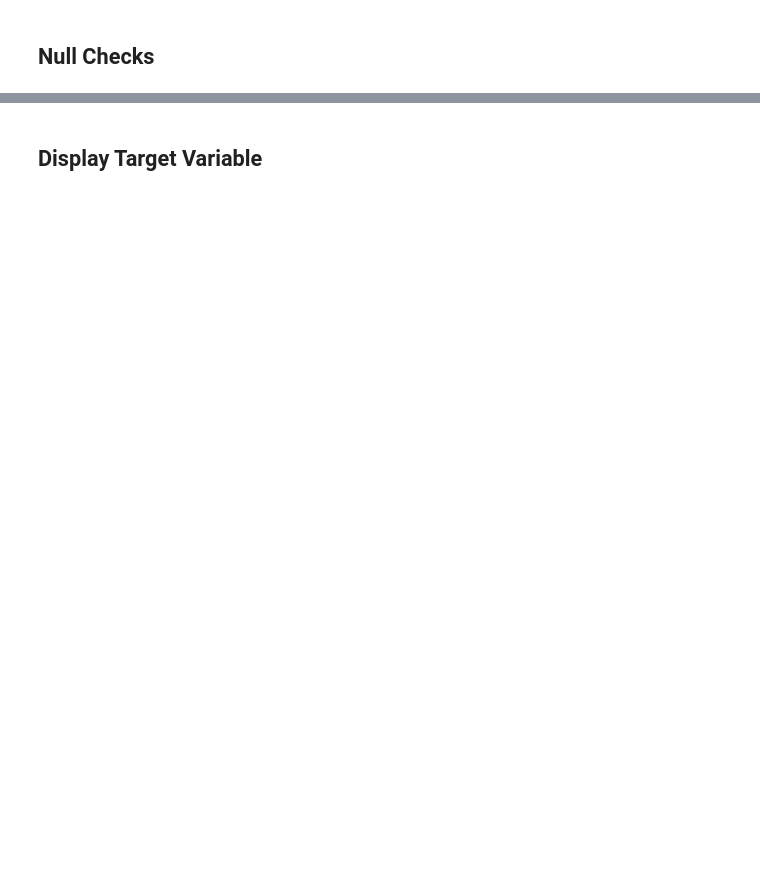
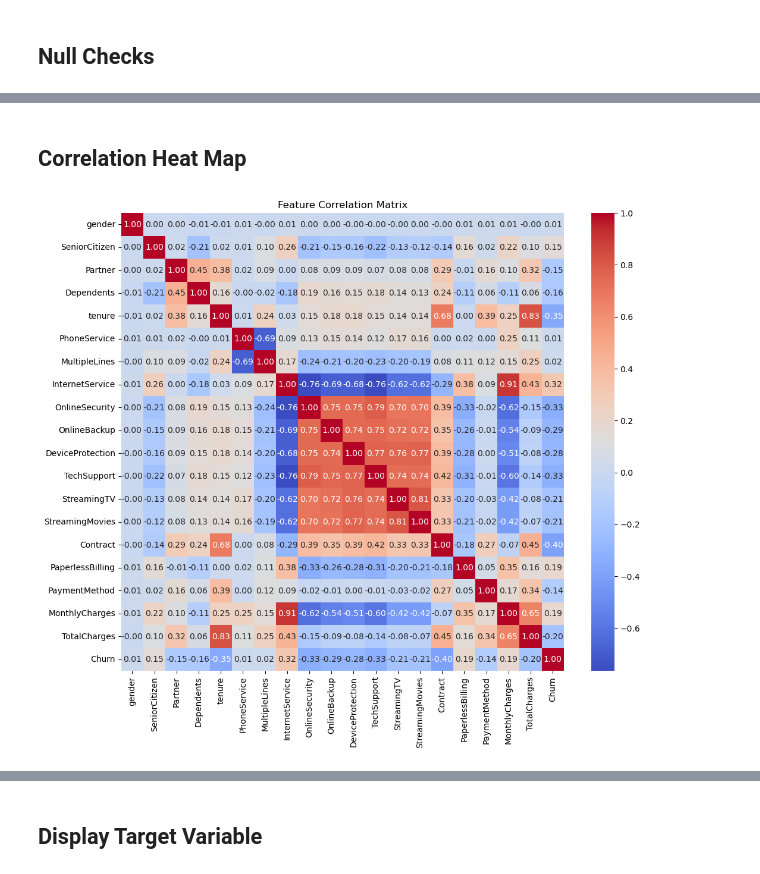
Before and after one commit to Enderphantom01/MLG-381-Assignment-2, a Jupyter notebook: notebooks/Data Exploration and Pre-processing.ipynb, the cells around one changed output, grey strips where cells are left out. Saved outputs shown, nothing was run; the diff lists cells and outputs as text; code cells hidden in the pictures; blank space fills up the shorter version.

```diff
--- a/notebooks/Data Exploration and Pre-processing.ipynb
+++ b/notebooks/Data Exploration and Pre-processing.ipynb
@@ -82,5 +171,5 @@ df['Churn'] = df['Churn'].astype('category')
 # %%
-df['TotalCharges'] = df['TotalCharges'].replace(' ', np.nan)
+df['TotalCharges'] = df['TotalCharges'].replace(r'^\s*$', np.nan, regex=True) # Replacing empty strings with NaN values
 
 df['TotalCharges'] = df['TotalCharges'].astype(float)
 # %% [markdown]
@@ -149,0 +221,3 @@ dtype: int64
+# %%
+df = df.dropna()
+df.isnull().sum()
@@ -152,9 +244,3 @@ dtype: int64
 # %%
-# Convert 'TotalCharges' to numeric, coerce errors
-df['TotalCharges'] = pd.to_numeric(df['TotalCharges'], errors='coerce')
-
-# Drop rows with missing values
-df.dropna(inplace=True)
-
 # Drop customerID (not useful for prediction)
-df.drop('customerID', axis=1, inplace=True)
+df = df.drop('customerID', axis=1)
@@ -160,0 +274,9 @@ df.drop('customerID', axis=1, inplace=True)
+# %% [markdown]
+## Correlation Heat Map
+# %%
+plt.figure(figsize=(12,10))
+sns.heatmap(df.corr(), annot=True, fmt=".2f", cmap="coolwarm")
+plt.title("Feature Correlation Matrix")
+plt.show()
+# %% [output]
+[figure, added]
```
Also changed, not shown: parts of 54 cells of this notebook, 1 other file.
